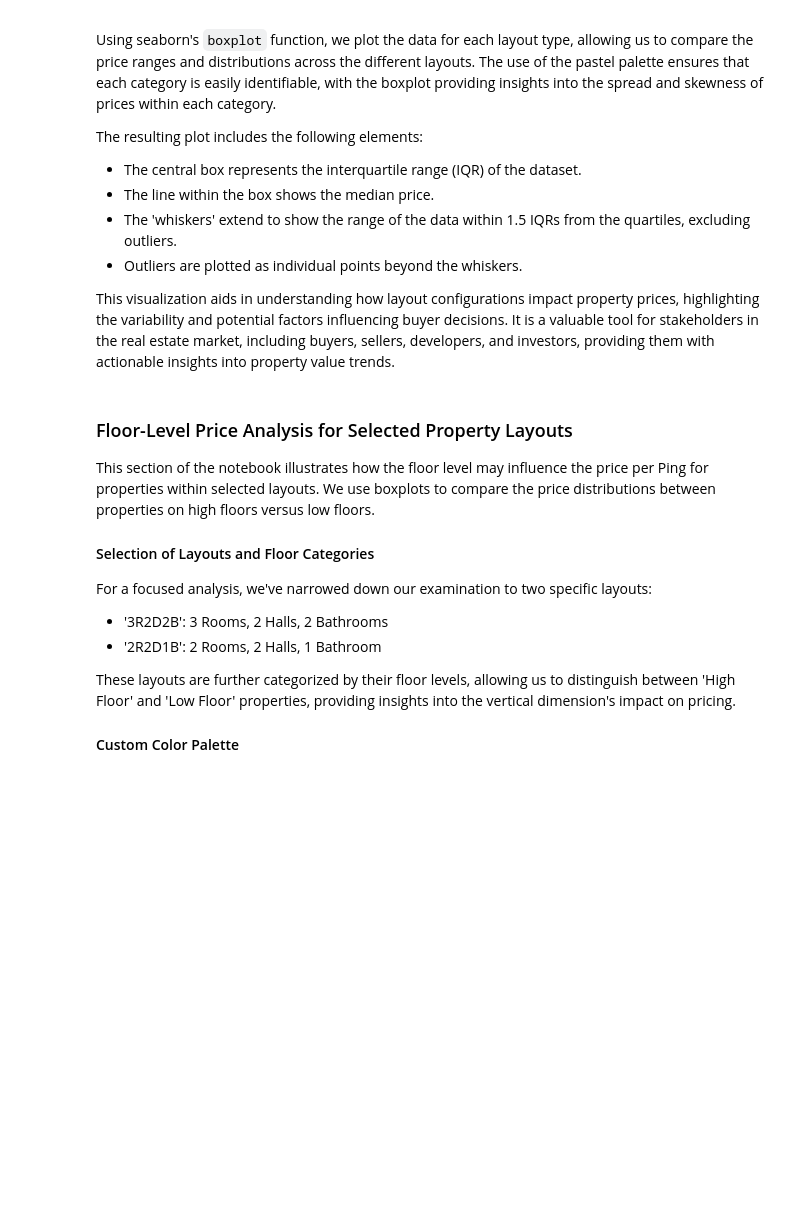
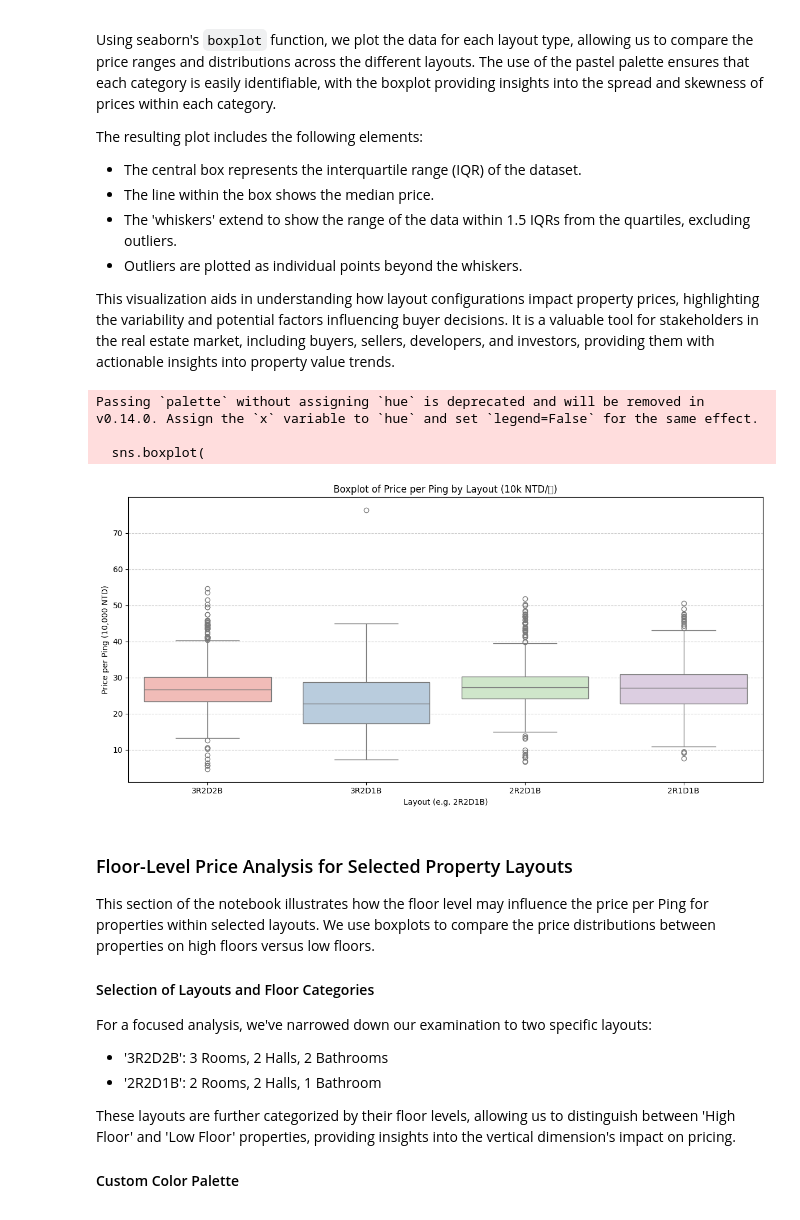
Before and after one commit to PenHsuanWang/real-estate-analysis, a Jupyter notebook: notebook/real_estate_analysis.ipynb, the cells around one changed output. Saved outputs shown, nothing was run; the diff lists cells and outputs as text; code cells hidden in the pictures; blank space fills up the shorter version.

```diff
--- a/notebook/real_estate_analysis.ipynb
+++ b/notebook/real_estate_analysis.ipynb
@@ -553,36 +709,39 @@ The resulting plot includes the following elements:
 
 This visualization aids in understanding how layout configurations impact property prices, highlighting the variability and potential factors influencing buyer decisions. It is a valuable tool for stakeholders in the real estate market, including buyers, sellers, developers, and investors, providing them with actionable insights into property value trends.
 # %%
+import seaborn as sns
+import matplotlib.pyplot as plt
 
-import seaborn as sns
+# 建立英文格局欄位
+selected_layouts_data['layout_description_eng'] = (
+    selected_layouts_data['layout_description']
+    .str.replace('房', 'R').str.replace('廳', 'D').str.replace('衛', 'B')
+)
 
-# Replacing Chinese characters with English abbreviations for 'Room', 'Hall', and 'Bathroom'
-selected_layouts_data['layout_description_eng'] = selected_layouts_data['layout_description'].str.replace('房', 'R').str.replace('廳', 'D').str.replace('衛', 'B')
+# 選定格局
+df_eng = selected_layouts_data[
+    selected_layouts_data['layout_description_eng'].isin(['2R1D1B','2R2D1B','3R2D1B','3R2D2B'])
+].copy()
 
-# Filtering data for the specified layouts again with the new English descriptions
-selected_layouts_eng = ['2R1D1B', '2R2D1B', '3R2D1B', '3R2D2B']
-selected_layouts_data_eng = selected_layouts_data[selected_layouts_data['layout_description_eng'].isin(selected_layouts_eng)]
-
-# Pastel color palette
-pastel_palette = ["#FBB4AE",  # Pastel pink
-                  "#B3CDE3",  # Pastel blue
-                  "#CCEBC5",  # Pastel green
-                  "#DECBE4"]  # Pastel purple
-
-# Assuming selected_layouts_data_eng is a pre-defined DataFrame
+# Boxplot（每坪單價）
 plt.figure(figsize=(12, 6))
 sns.boxplot(
     x='layout_description_eng',
-    y='total_area_ping_per_10000',
-    data=selected_layouts_data_eng,
-    palette=pastel_palette
+    y='price_per_ping_10k',
+    data=df_eng,
+    palette=["#FBB4AE","#B3CDE3","#CCEBC5","#DECBE4"]
 )
-plt.title('Boxplot of Total Price for Selected Layouts')
-plt.xlabel('Layout Description')
-plt.ylabel('Total Price (NTD)')
-plt.xticks(rotation=45)
-plt.grid(True)
+plt.title('Boxplot of Price per Ping by Layout (10k NTD/坪)')
+plt.xlabel('Layout (e.g. 2R2D1B)')
+plt.ylabel('Price per Ping (10,000 NTD)')
+plt.grid(axis='y', linestyle='--', alpha=0.6)
+plt.tight_layout()
 plt.show()
+# %% [output]
+Passing `palette` without assigning `hue` is deprecated and will be removed in v0.14.0. Assign the `x` variable to `hue` and set `legend=False` for the same effect.
+
+  sns.boxplot(
+[figure, added]
 # %% [markdown]
 ### Floor-Level Price Analysis for Selected Property Layouts
 
```
Also changed, not shown: parts of 17 cells of this notebook.
